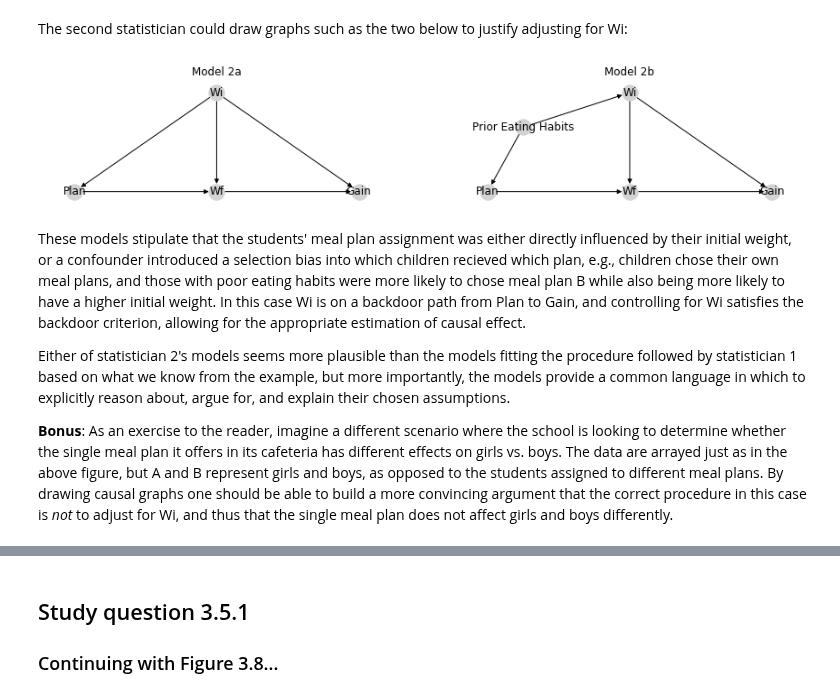
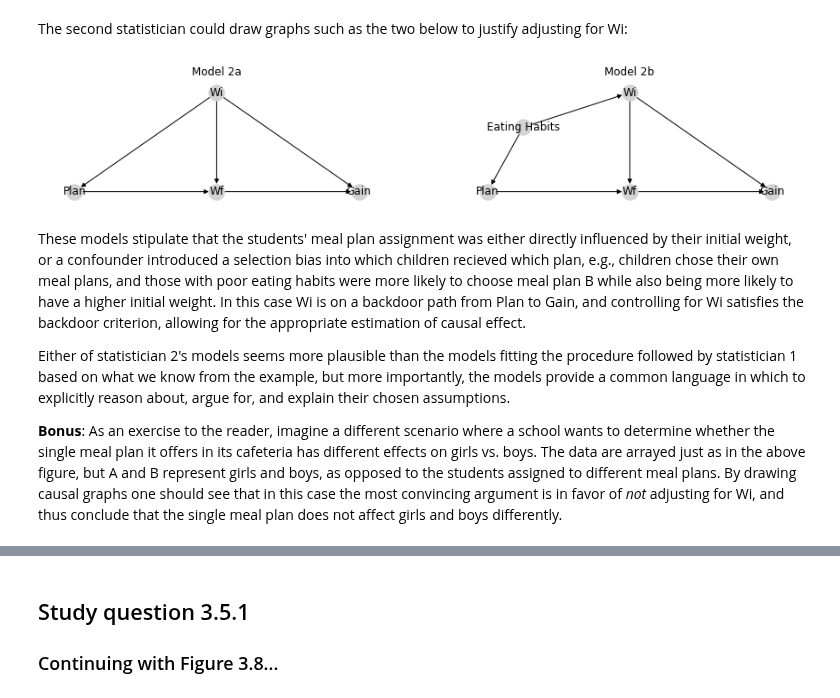
Before and after one commit to BrennanBarker/oyster, a Jupyter notebook: primer_study_questions.ipynb, the cells around one changed output, grey strips where cells are left out. Saved outputs shown, nothing was run; the diff lists cells and outputs as text; code cells hidden in the pictures.

Commit message:
reworked specific effects

```diff
--- a/primer_study_questions.ipynb
+++ b/primer_study_questions.ipynb
@@ -610,7 +624,7 @@ model1a = oy.CausalDiagram([('Wi', 'Wf'), ('Plan', 'Wf'), ('Wi', 'Gain'), ('Wf',
 model1b = oy.CausalDiagram([('Wi', 'Wf'), ('Plan', 'Wf'), ('Plan', 'Wi'), ('Wi', 'Gain'), ('Wf', 'Gain')])
 model1c = oy.CausalDiagram([('Wi', 'Wf'), ('Plan', 'Wf'), ('Plan', '☠'), ('☠', 'Wi'), ('Wi', 'Gain'), ('Wf', 'Gain')])
 
-lords_pos ={'Plan': (0,0), 'Wi': (1,1), 'Wf': (1,0), 'Gain': (2,0), '☠': (.25, .65), 'Prior Eating Habits': (.25, .65)}
+lords_pos ={'Plan': (0,0), 'Wi': (1,1), 'Wf': (1,0), 'Gain': (2,0), '☠': (.25, .65), 'Eating Habits': (.25, .65)}
 import matplotlib.pyplot as plt
 
 fig1, axs1 = plt.subplots(1,3, figsize=(15,2.5))
@@ -625,16 +639,16 @@ However, none of these graphs are particularly plausible.  Model 1a implies that
 The second statistician could draw graphs such as the two below to justify adjusting for Wi:
 # %%
 model2a = oy.CausalDiagram([('Wi', 'Wf'), ('Wi', 'Plan'), ('Plan', 'Wf'), ('Wi', 'Gain'), ('Wf', 'Gain')])
-model2b = oy.CausalDiagram([('Wi', 'Wf'), ('Prior Eating Habits', 'Plan'), ('Prior Eating Habits', 'Wi'), ('Plan', 'Wf'), ('Wi', 'Gain'), ('Wf', 'Gain')])
+model2b = oy.CausalDiagram([('Wi', 'Wf'), ('Eating Habits', 'Plan'), ('Eating Habits', 'Wi'), ('Plan', 'Wf'), ('Wi', 'Gain'), ('Wf', 'Gain')])
 
 fig2, axs2 = plt.subplots(1,2, figsize=(15,2.5))
 oy.draw(model2a, pos=lords_pos, title='Model 2a', ax=axs2[0])
 oy.draw(model2b, pos=lords_pos, title='Model 2b', ax=axs2[1])
 # %% [output]
-[figure, old version]
+[figure, new version]
 # %% [markdown]
-These models stipulate that the students' meal plan assignment was either directly influenced by their initial weight, or a confounder introduced a selection bias into which children recieved which plan, e.g., children chose their own meal plans, and those with poor eating habits were more likely to chose meal plan B while also being more likely to have a higher initial weight.  In this case Wi is on a backdoor path from Plan to Gain, and controlling for Wi satisfies the backdoor criterion, allowing for the appropriate estimation of causal effect.
+These models stipulate that the students' meal plan assignment was either directly influenced by their initial weight, or a confounder introduced a selection bias into which children recieved which plan, e.g., children chose their own meal plans, and those with poor eating habits were more likely to choose meal plan B while also being more likely to have a higher initial weight.  In this case Wi is on a backdoor path from Plan to Gain, and controlling for Wi satisfies the backdoor criterion, allowing for the appropriate estimation of causal effect.
 
 Either of statistician 2's models seems more plausible than the models fitting the procedure followed by statistician 1 based on what we know from the example, but more importantly, the models provide a common language in which to explicitly reason about, argue for, and explain their chosen assumptions.
 
-**Bonus**: As an exercise to the reader, imagine a different scenario where the school is looking to determine whether the single meal plan it offers in its cafeteria has different effects on girls vs. boys.  The data are arrayed just as in the above figure, but A and B represent girls and boys, as opposed to the students assigned to different meal plans.  By drawing causal graphs one should be able to build a more convincing argument that the correct procedure in this case is *not* to adjust for Wi, and thus that the single meal plan does not affect girls and boys differently.
+**Bonus**: As an exercise to the reader, imagine a different scenario where a school wants to determine whether the single meal plan it offers in its cafeteria has different effects on girls vs. boys.  The data are arrayed just as in the above figure, but A and B represent girls and boys, as opposed to the students assigned to different meal plans.  By drawing causal graphs one should see that in this case the most convincing argument is in favor of *not* adjusting for Wi, and thus conclude that the single meal plan does not affect girls and boys differently.
```
Also changed, not shown: parts of 43 cells of this notebook, 1 other file.
